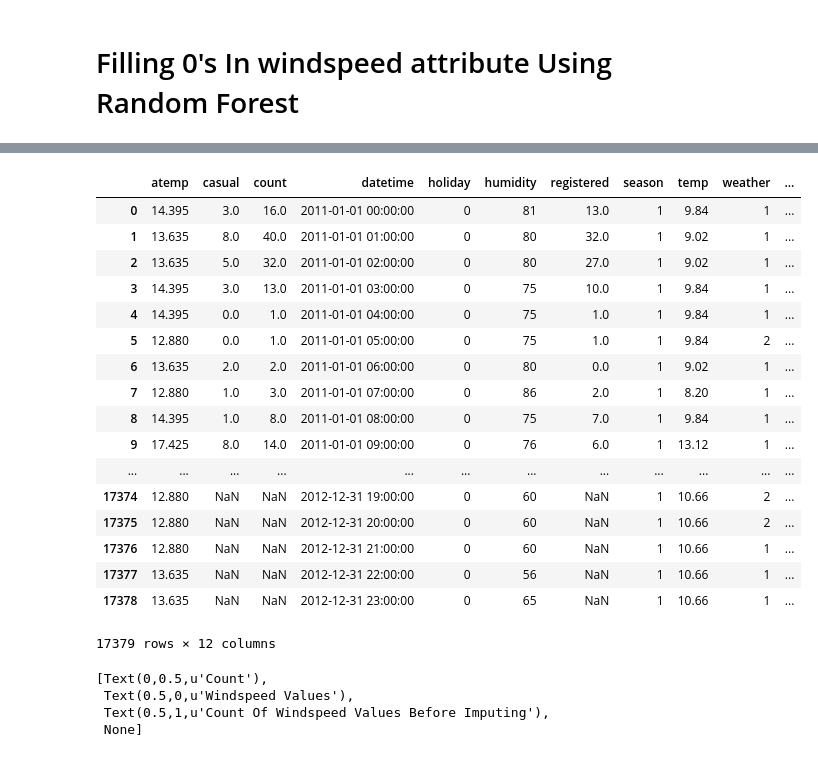
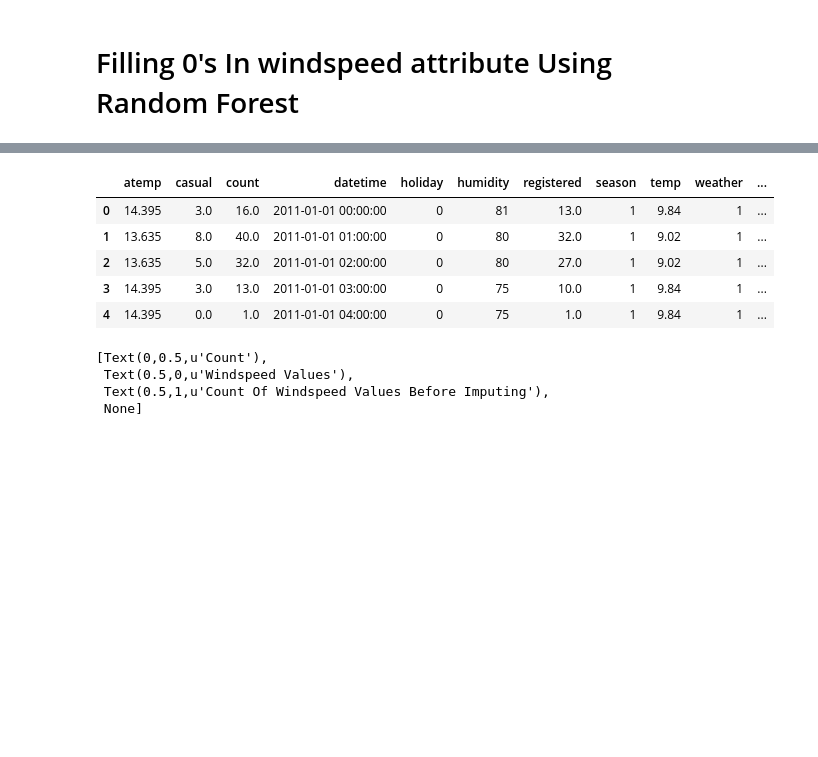
Before and after one commit to jainnihit/Bike_Sharing_Notebook, a Jupyter notebook: Bike_Sharing.ipynb, the cells around one changed output, grey strips where cells are left out. Drawn from its saved outputs; the diff is of its cells as text; code cells hidden in the pictures; blank space fills up the shorter version.

```diff
--- a/Bike_Sharing.ipynb
+++ b/Bike_Sharing.ipynb
@@ -333,26 +336,14 @@ data
 data.reset_index(inplace=True)
 data.drop('index',inplace=True,axis=1)
 # %%
-data
+data.head()
 # %% [output]
 |  | atemp | casual | count | datetime | holiday | humidity | registered | season | temp | weather | ... |
 | 0 | 14.395 | 3.0 | 16.0 | 2011-01-01 00:00:00 | 0 | 81 | 13.0 | 1 | 9.84 | 1 | ... |
 | 1 | 13.635 | 8.0 | 40.0 | 2011-01-01 01:00:00 | 0 | 80 | 32.0 | 1 | 9.02 | 1 | ... |
 | 2 | 13.635 | 5.0 | 32.0 | 2011-01-01 02:00:00 | 0 | 80 | 27.0 | 1 | 9.02 | 1 | ... |
 | 3 | 14.395 | 3.0 | 13.0 | 2011-01-01 03:00:00 | 0 | 75 | 10.0 | 1 | 9.84 | 1 | ... |
 | 4 | 14.395 | 0.0 | 1.0 | 2011-01-01 04:00:00 | 0 | 75 | 1.0 | 1 | 9.84 | 1 | ... |
-| 5 | 12.880 | 0.0 | 1.0 | 2011-01-01 05:00:00 | 0 | 75 | 1.0 | 1 | 9.84 | 2 | ... |
-| 6 | 13.635 | 2.0 | 2.0 | 2011-01-01 06:00:00 | 0 | 80 | 0.0 | 1 | 9.02 | 1 | ... |
-| 7 | 12.880 | 1.0 | 3.0 | 2011-01-01 07:00:00 | 0 | 86 | 2.0 | 1 | 8.20 | 1 | ... |
-| 8 | 14.395 | 1.0 | 8.0 | 2011-01-01 08:00:00 | 0 | 75 | 7.0 | 1 | 9.84 | 1 | ... |
-| 9 | 17.425 | 8.0 | 14.0 | 2011-01-01 09:00:00 | 0 | 76 | 6.0 | 1 | 13.12 | 1 | ... |
-| ... | ... | ... | ... | ... | ... | ... | ... | ... | ... | ... | ... |
-| 17374 | 12.880 | NaN | NaN | 2012-12-31 19:00:00 | 0 | 60 | NaN | 1 | 10.66 | 2 | ... |
-| 17375 | 12.880 | NaN | NaN | 2012-12-31 20:00:00 | 0 | 60 | NaN | 1 | 10.66 | 2 | ... |
-| 17376 | 12.880 | NaN | NaN | 2012-12-31 21:00:00 | 0 | 60 | NaN | 1 | 10.66 | 1 | ... |
-| 17377 | 13.635 | NaN | NaN | 2012-12-31 22:00:00 | 0 | 56 | NaN | 1 | 10.66 | 1 | ... |
-| 17378 | 13.635 | NaN | NaN | 2012-12-31 23:00:00 | 0 | 65 | NaN | 1 | 10.66 | 1 | ... |
-17379 rows × 12 columns
 # %%
 data["date"] = data.datetime.apply(lambda x : x.split()[0])
 data["hour"] = data.datetime.apply(lambda x : x.split()[1].split(":")[0]).astype("int")
```
Also changed, not shown: parts of 12 cells of this notebook.
